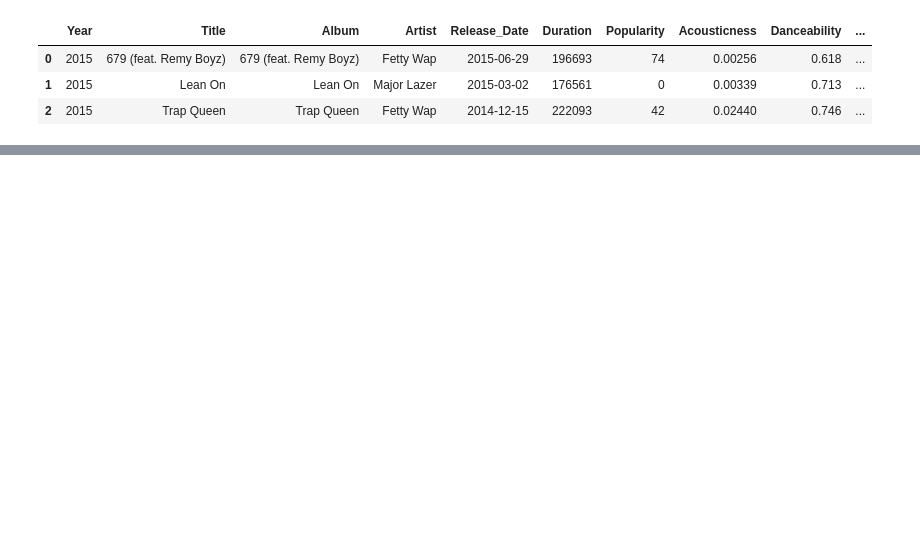
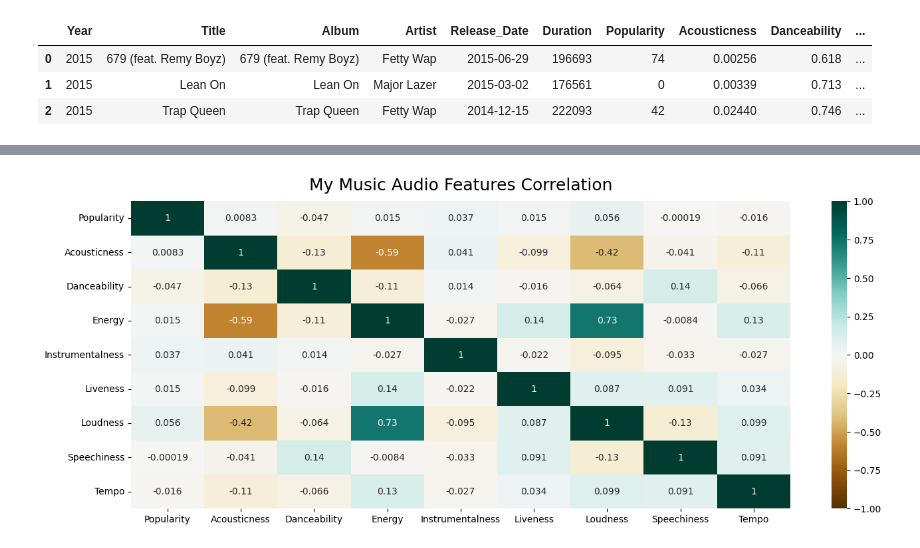
Before and after one commit to Clarkson-Applied-Data-Science/SpotifyFinalProject, a Jupyter notebook: Spotify.ipynb, the cells around one changed output, grey strips where cells are left out. Cells and saved outputs as stored; diff of their text form; code cells hidden in the pictures; blank space fills up the shorter version.

```diff
--- a/Spotify.ipynb
+++ b/Spotify.ipynb
@@ -177,0 +231,14 @@ playlist2.to_csv('SpotifyTracks.csv')
+# %%
+myfeats = pd.DataFrame(mp,
+                  columns = ['Popularity', 'Acousticness',
+                  'Danceability', 'Energy', 'Instrumentalness', 'Liveness', 'Loudness', 'Speechiness','Tempo'])
+
+spotfeats = pd.DataFrame(spot,
+                  columns = ['Popularity', 'Acousticness',
+                  'Danceability', 'Energy', 'Instrumentalness', 'Liveness', 'Loudness', 'Speechiness','Tempo'])
+# %%
+plt.figure(figsize=(16, 6))
+heatmap = sns.heatmap(myfeats.corr(), vmin=-1, vmax=1, annot=True, cmap='BrBG')
+heatmap.set_title('My Music Audio Features Correlation', fontdict={'fontsize':18}, pad=12);
+# %% [output]
+[figure, added]
```
Also changed, not shown: parts of 14 cells of this notebook, 9 other files.
